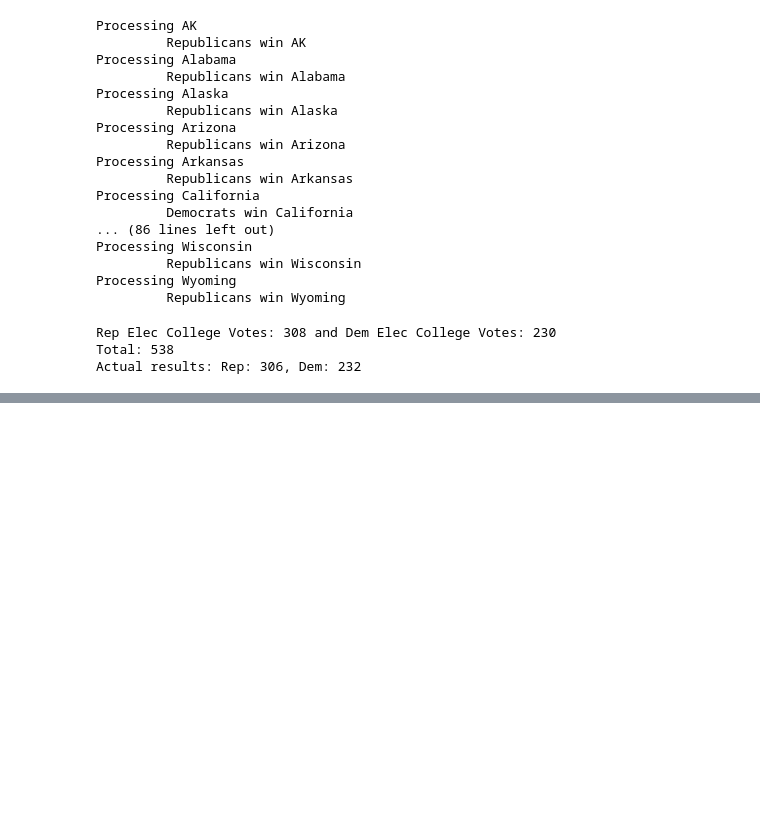
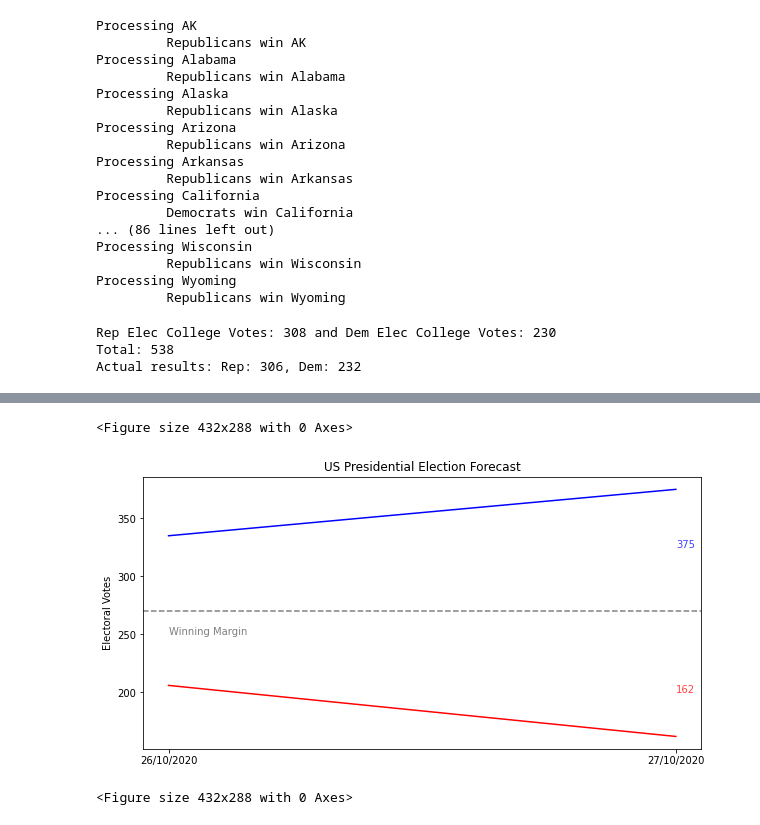
Before and after one commit to nowaycomputer/us_election_2020, a Jupyter notebook: notebooks/2020 Demographic Polls Model.ipynb, the cells around one changed output, grey strips where cells are left out. Saved outputs shown, nothing was run; the diff lists cells and outputs as text; code cells hidden in the pictures; blank space fills up the shorter version.

```diff
--- a/notebooks/2020 Demographic Polls Model.ipynb
+++ b/notebooks/2020 Demographic Polls Model.ipynb
@@ -396,19 +406,19 @@ Making feature for Florida
 # %%
 # Make a new model that re-tunes the baseline model
-model_florida_261020 = tf.keras.models.load_model('261020_baseline.h5')
+# model_florida_261020 = tf.keras.models.load_model('261020_baseline.h5')
+new_model = tf.keras.models.load_model('271020_baseline.h5')
 # %%
-s='Florida'
-error= np.abs(model_florida_261020.predict(scaler.transform(make_new_feature_2016_based(s).reshape(1,-1)))[0][0] - wa_poll[0]*100)
+error= np.abs(new_model.predict(scaler.transform(make_new_feature_2016_based(s).reshape(1,-1)))[0][0] - wa_poll[0]*100)
 
 # Let's do a maximum of 100 re-trains of the model on the single example
 for i in range(0,100):
-    model_florida_261020.fit(
+    new_model.fit(
         X_new,Y_new,
         epochs=1,
         verbose=1
     )
     print('Error: '+str(np.round(error,2)))
-    error= np.abs(model_florida_261020.predict(scaler.transform(make_new_feature_2016_based(s).reshape(1,-1)))[0][0] - wa_poll[0]*100)
+    error= np.abs(new_model.predict(scaler.transform(make_new_feature_2016_based(s).reshape(1,-1)))[0][0] - wa_poll[0]*100)
 #     We've got the model close enough
     if error<0.5:
         break
@@ -433,5 +443,5 @@ Error: 0.81
 # %%
-model_results=model_florida_261020.predict(scaler.transform(make_new_feature_2016_based(s).reshape(1,-1)))
+model_results=new_model.predict(scaler.transform(make_new_feature_2016_based(s).reshape(1,-1)))
 print('Model Outputs: Dem:',np.round(model_results[0][0],2),' and Rep:',np.round(model_results[0][1],2))
 print('Current Poll: Dem:',np.round(wa_poll[0]*100,2),' and Rep:',np.round(wa_poll[1]*100,2))
 # %% [output]
@@ -456,7 +466,7 @@ for s in states:
     if s!='United States':
         if s!='District Of Columbia':
             print('Processing '+s)
-            results=model_florida_261020.predict(scaler.transform(make_new_feature_2016_based(s).reshape(1,-1)))
+            results=new_model.predict(scaler.transform(make_new_feature_2016_based(s).reshape(1,-1)))
             if results[0][1]>results[0][0]:
                 rep_state_wins.append(s)
                 rep_elec_coll_votes += elec_college[elec_college['State']==get_short_name_from_long(s)]['Votes'].values[0]
@@ -496,0 +618,21 @@ Biden Electoral College Votes: 335
+# %%
+dates=['26/10/2020','27/10/2020']
+rep_ev=[206,162]
+dem_ev=[335,375]
+
+# text_date=['26/10/2020']
+
+plt.figure(figsize=(10,5))
+plt.title('US Presidential Election Forecast')
+plt.plot(dates,rep_ev,c='r')
+plt.plot(dates,dem_ev,c='b')
+plt.axhline(y=270,ls='--',c='k',alpha=0.5)
+plt.text(x=dates[0],y=250,s='Winning Margin',alpha=0.5)
+plt.text(x=dates[1],y=200,s=r_ev,alpha=0.75,c='r')
+plt.text(x=dates[1],y=325,s=d_ev,alpha=0.75,c='b')
+plt.ylabel('Electoral Votes')
+plt.figure(tight_layout=True)
+# %% [output]
+<Figure size 432x288 with 0 Axes>
+[figure, added]
+<Figure size 432x288 with 0 Axes>
```
Also changed, not shown: parts of 13 cells of this notebook, 4 other files.
